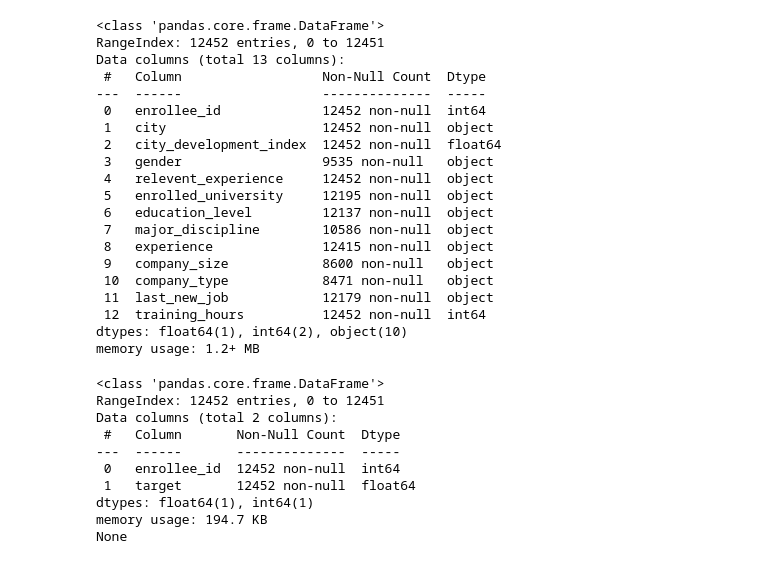
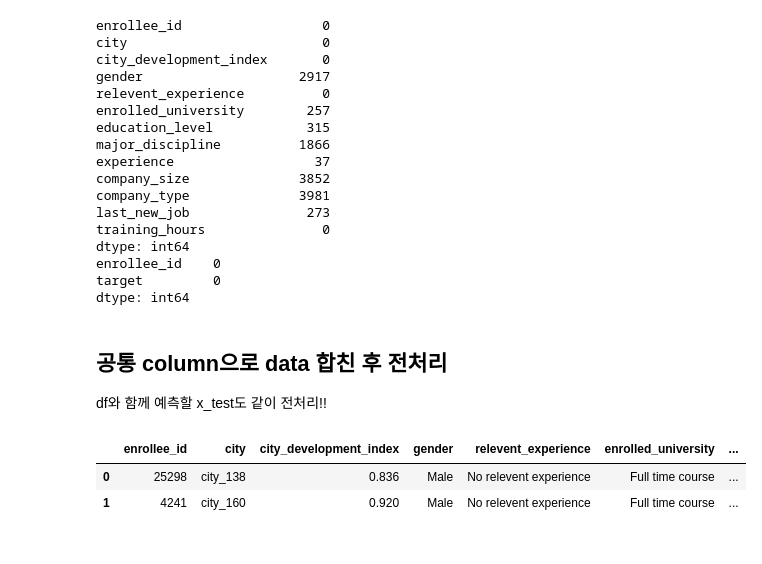
Before and after one commit to HanSeulChung/study, a Jupyter notebook: 빅분기 실기/제 2유형/분류/이직여부판단.ipynb, the cells around one changed output. Cells and saved outputs as stored; diff of their text form; code cells hidden in the pictures.

```diff
--- a/빅분기 실기/제 2유형/분류/이직여부판단.ipynb
+++ b/빅분기 실기/제 2유형/분류/이직여부판단.ipynb
@@ -60,37 +51,32 @@ print(y_train)
 # %%
-X_train.info()
+print(X_train.isnull().sum())
+print(y_train.isnull().sum())
 # %% [output]
-<class 'pandas.core.frame.DataFrame'>
-RangeIndex: 12452 entries, 0 to 12451
-Data columns (total 13 columns):
- #   Column                  Non-Null Count  Dtype
----  ------                  --------------  -----
- 0   enrollee_id             12452 non-null  int64
- 1   city                    12452 non-null  object
- 2   city_development_index  12452 non-null  float64
- 3   gender                  9535 non-null   object
- 4   relevent_experience     12452 non-null  object
- 5   enrolled_university     12195 non-null  object
- 6   education_level         12137 non-null  object
- 7   major_discipline        10586 non-null  object
- 8   experience              12415 non-null  object
- 9   company_size            8600 non-null   object
- 10  company_type            8471 non-null   object
- 11  last_new_job            12179 non-null  object
- 12  training_hours          12452 non-null  int64
-dtypes: float64(1), int64(2), object(10)
-memory usage: 1.2+ MB
+enrollee_id                  0
+city                         0
+city_development_index       0
+gender                    2917
+relevent_experience          0
+enrolled_university        257
+education_level            315
+major_discipline          1866
+experience                  37
+company_size              3852
+company_type              3981
+last_new_job               273
+training_hours               0
+dtype: int64
+enrollee_id    0
+target         0
+dtype: int64
+# %% [markdown]
+## 공통 column으로 data 합친 후 전처리
+df와 함께 예측할 x_test도 같이 전처리!!
 # %%
-print(y_train.info())
+df = pd.merge(X_train,y_train, on='enrollee_id')
+display(df.head(2))
 # %% [output]
-<class 'pandas.core.frame.DataFrame'>
-RangeIndex: 12452 entries, 0 to 12451
-Data columns (total 2 columns):
- #   Column       Non-Null Count  Dtype
----  ------       --------------  -----
- 0   enrollee_id  12452 non-null  int64
- 1   target       12452 non-null  float64
-dtypes: float64(1), int64(1)
-memory usage: 194.7 KB
-None
+|  | enrollee_id | city | city_development_index | gender | relevent_experience | enrolled_university | ... |
+| 0 | 25298 | city_138 | 0.836 | Male | No relevent experience | Full time course | ... |
+| 1 | 4241 | city_160 | 0.920 | Male | No relevent experience | Full time course | ... |
 # %%
```
Also changed, not shown: parts of 45 cells of this notebook.
